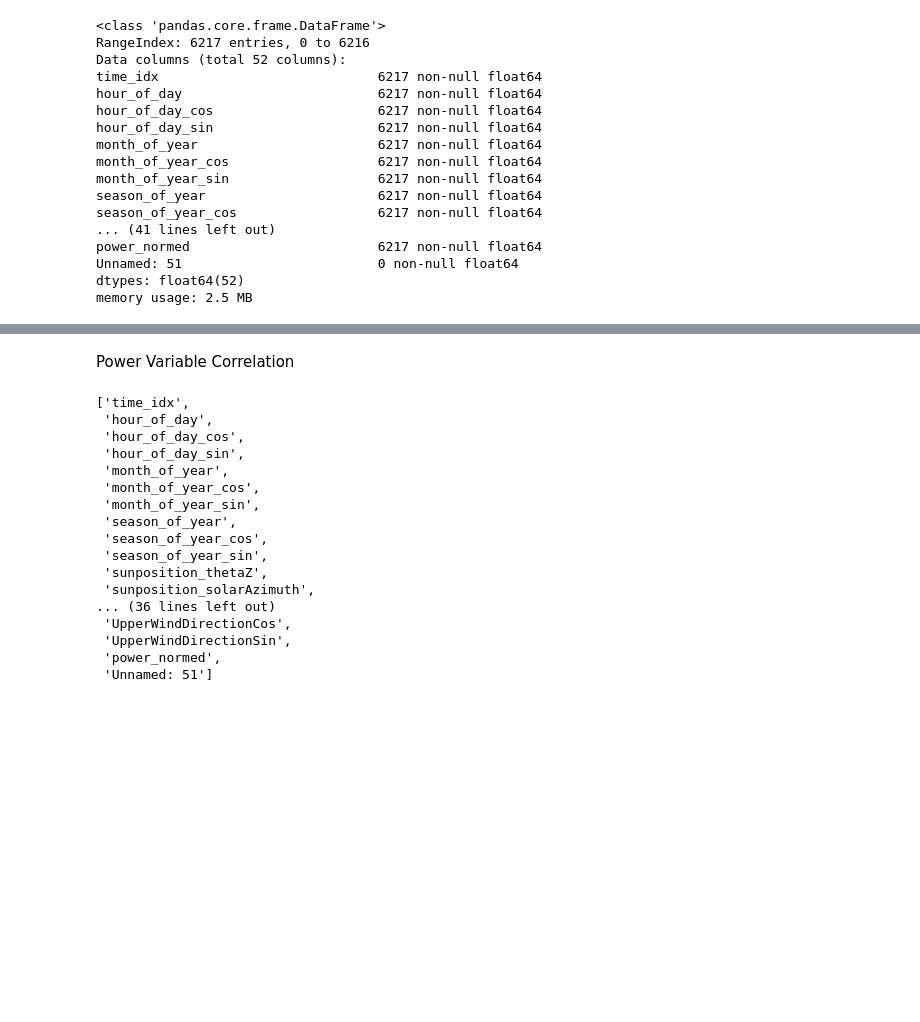
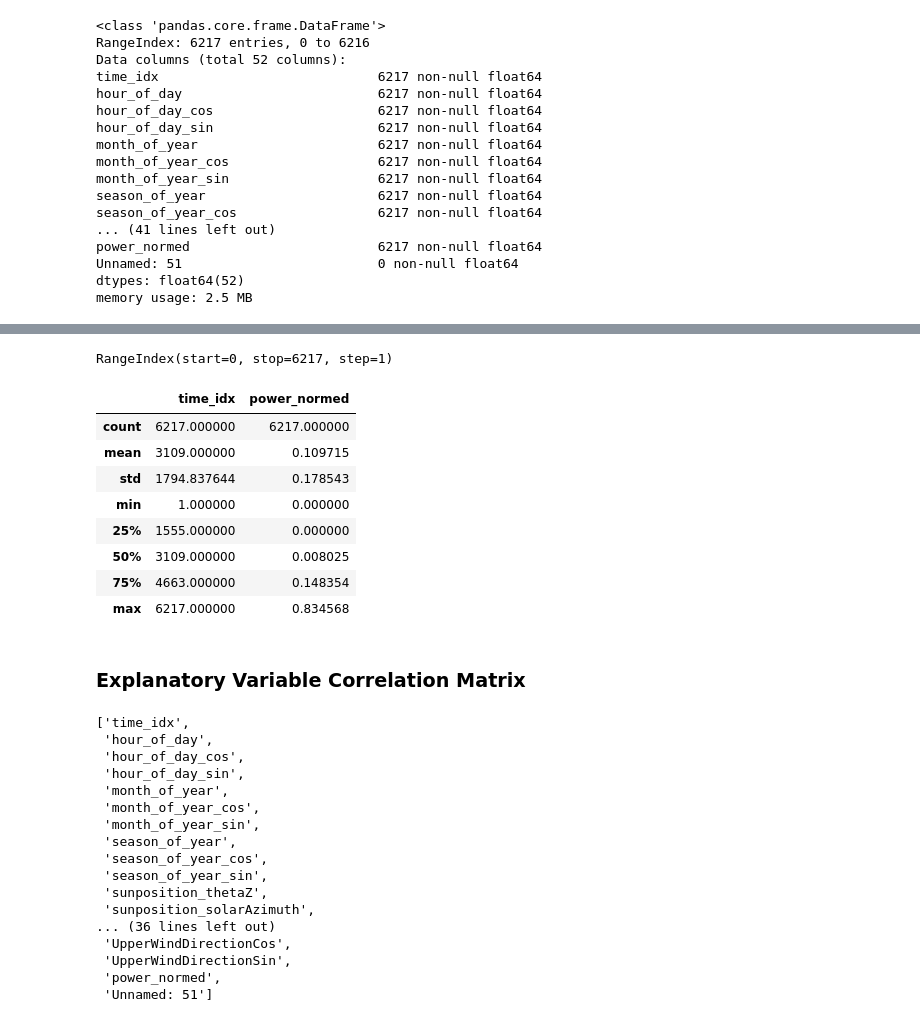
Before and after one commit to andrewnachtigal/solar_forecasting, a Jupyter notebook: german-solar.ipynb, the cells around one changed output, grey strips where cells are left out. Saved outputs shown, nothing was run; the diff lists cells and outputs as text; code cells hidden in the pictures; blank space fills up the shorter version.

```diff
--- a/german-solar.ipynb
+++ b/german-solar.ipynb
@@ -88,5 +98,21 @@ df[['T', 'power_normed']].describe()
+# %%
+df.index
+# %% [output]
+RangeIndex(start=0, stop=6217, step=1)
+# %%
+df[['time_idx', 'power_normed']].describe()
+# %% [output]
+|  | time_idx | power_normed |
+| count | 6217.000000 | 6217.000000 |
+| mean | 3109.000000 | 0.109715 |
+| std | 1794.837644 | 0.178543 |
+| min | 1.000000 | 0.000000 |
+| 25% | 1555.000000 | 0.000000 |
+| 50% | 3109.000000 | 0.008025 |
+| 75% | 4663.000000 | 0.148354 |
+| max | 6217.000000 | 0.834568 |
 # %% [markdown]
-Power Variable Correlation
+### Explanatory Variable Correlation Matrix
 # %%
 list(df.columns.values)
 # %% [output]
```
Also changed, not shown: parts of 10 cells of this notebook.
